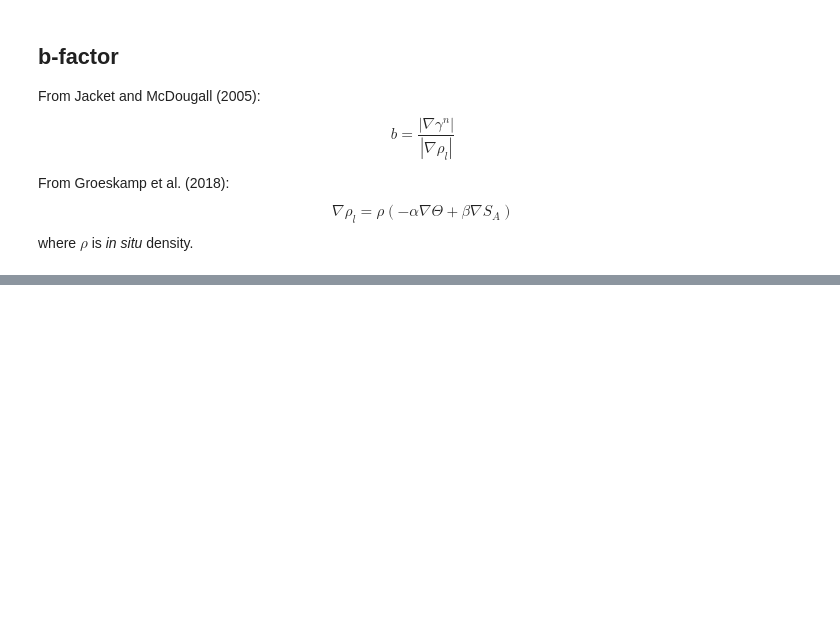
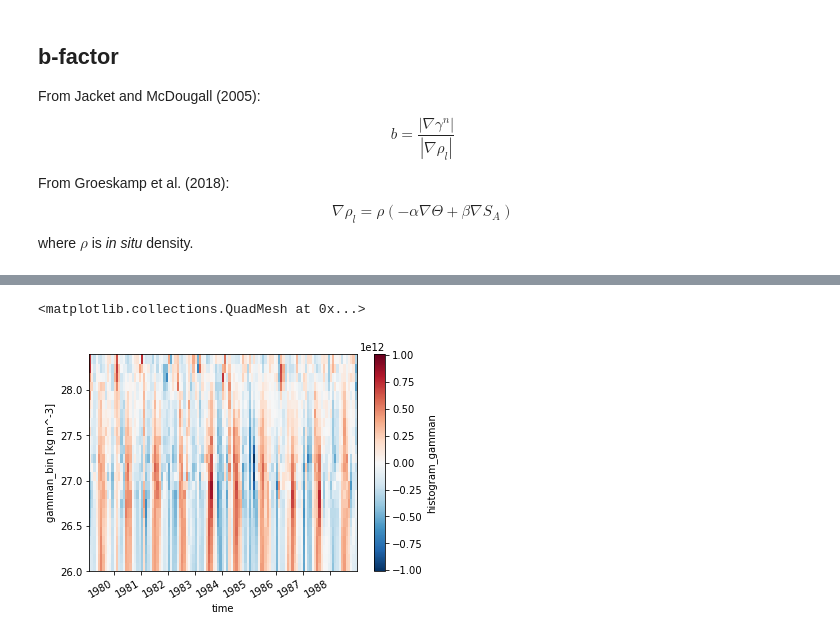
Before and after one commit to gmacgilchrist/so_decadal_variability, a Jupyter notebook: so_decadal-variability.ipynb, the cells around one changed output, grey strips where cells are left out. Saved outputs shown, nothing was run; the diff lists cells and outputs as text; code cells hidden in the pictures; blank space fills up the shorter version.

```diff
--- a/so_decadal-variability.ipynb
+++ b/so_decadal-variability.ipynb
@@ -53,3 +13,29 @@ hydro_EN4 = xr.open_dataset('~/nilas/en4/v4.2.1/EN.4.2.1.f.analysis.g10.197901-2
+# %%
+rootdir = '/local/projects/so_decadal_variability/'
+grid_name = 'en4'
+ocean_name = 'en4'
+flux_name = 'erai'
+ocean_times = '197901-201812'
+flux_times = '1979-2018'
+time_bnds = [0,120]
+# Grid
+vol4d = xr.open_dataset(rootdir+'grid/SO_grid_vol4d_'+grid_name+'.nc').isel(time=slice(time_bnds[0],time_bnds[1]))
+garea = xr.open_dataset(rootdir+'grid/SO_grid_garea_'+grid_name+'.nc')
+grid = xr.merge([vol4d,garea])
+dz = grid.depth_bnds.diff(dim='bnds').squeeze(dim='bnds',drop=True)
+# Hydrography
+ct = xr.open_dataset(rootdir+'ocean/SO_ocean_ct_'+ocean_name+'_'+ocean_times+'.nc').isel(time=slice(time_bnds[0],time_bnds[1]))
+sa = xr.open_dataset(rootdir+'ocean/SO_ocean_sa_'+ocean_name+'_'+ocean_times+'.nc').isel(time=slice(time_bnds[0],time_bnds[1]))
+gamman = xr.open_dataset(rootdir+'ocean/SO_ocean_gamman_'+ocean_name+'_'+ocean_times+'.nc').isel(time=slice(time_bnds[0],time_bnds[1]))
+alpha = xr.open_dataset(rootdir+'ocean/SO_ocean_alpha_'+ocean_name+'_'+ocean_times+'.nc').isel(time=slice(time_bnds[0],time_bnds[1]))
+beta = xr.open_dataset(rootdir+'ocean/SO_ocean_beta_'+ocean_name+'_'+ocean_times+'.nc').isel(time=slice(time_bnds[0],time_bnds[1]))
+rho = xr.open_dataset(rootdir+'ocean/SO_ocean_rho_'+ocean_name+'_'+ocean_times+'.nc').isel(time=slice(time_bnds[0],time_bnds[1]))
+# Merge
+ocean = xr.merge([ct,sa,gamman,alpha,beta,rho])
+# Heat and freshwater flux
+Q = -xr.open_dataset(rootdir+'flux/SO_flux_ht_'+flux_name+'_'+grid_name+'_'+flux_times+'.nc').isel(time=slice(time_bnds[0],time_bnds[1])).assign_coords(time=grid.time)
+Qsw = -xr.open_dataset(rootdir+'flux/SO_flux_sr_'+flux_name+'_'+grid_name+'_'+flux_times+'.nc').isel(time=slice(time_bnds[0],time_bnds[1])).assign_coords(time=grid.time)
+FW = xr.open_dataset(rootdir+'flux/SO_flux_fw_'+flux_name+'_'+grid_name+'_'+flux_times+'.nc').isel(time=slice(time_bnds[0],time_bnds[1])).assign_coords(time=grid.time)
 # %% [markdown]
 ## Depth penetration of shortwave radiation
 
@@ -199,0 +184,11 @@ plt.legend()
+# %%
+mass = ocean.rho*vol4d.vol4d
+nanmask=np.isnan(ocean.gamman)
+V = histogram(ocean.gamman.where(~nanmask),bins=[gn_edges],weights=mass.where(~nanmask),dim=['lat','lon','depth']).transpose()
+V = V.sortby('gamman_bin',ascending=False).cumsum('gamman_bin').sortby('gamman_bin',ascending=True)
+dVdt = V.diff('time')/V.time.diff('time').values.astype('timedelta64[s]').astype('float')
+# %%
+dVdt.plot()
+# %% [output]
+<matplotlib.collections.QuadMesh at 0x...>
+[figure, added]
```
Also changed, not shown: parts of 24 cells of this notebook.
